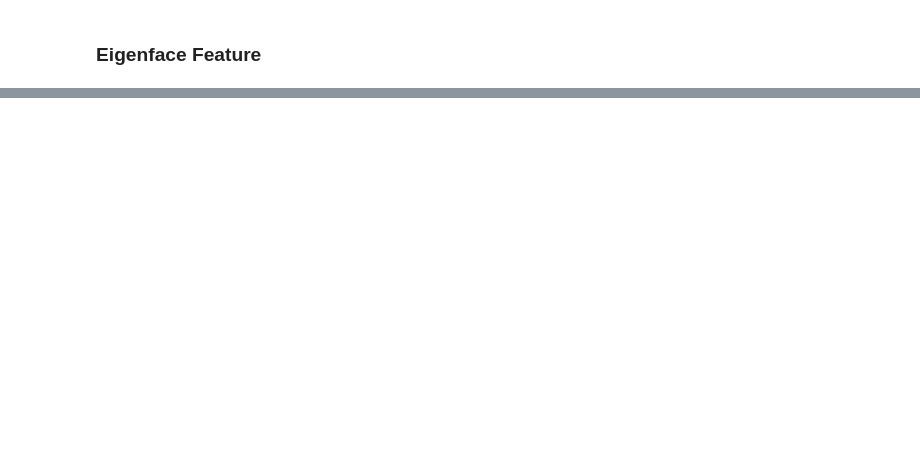
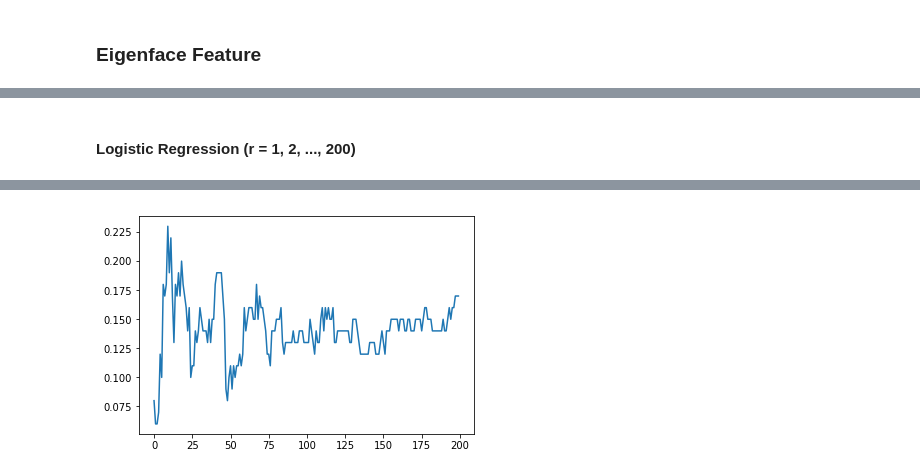
Before and after one commit to ctc316/Eigenface, a Jupyter notebook: main.ipynb, the cells around one changed output, grey strips where cells are left out. Drawn from its saved outputs; the diff is of its cells as text; code cells hidden in the pictures; blank space fills up the shorter version.

```diff
--- a/main.ipynb
+++ b/main.ipynb
@@ -106,0 +132,15 @@ plt.plot(approx_err)
+# %% [markdown]
+#### Logistic Regression (r = 1, 2, ..., 200)
+# %%
+%%time
+
+scores = []
+for r in range(1, 201):
+    f_train = get_eigenface_feature(vh_train, r, train_data_norm)
+    f_test = get_eigenface_feature(vh_test, r, test_data_norm)
+    clf = LogisticRegression(multi_class='ovr').fit(f_train, train_labels)
+    scores.append(clf.score(f_test, test_labels))
+
+print(scores)
+plt.plot(scores)
+# %% [output]
@@ -106,0 +150 @@ plt.plot(approx_err)
+[figure, added]
```
Also changed, not shown: parts of 9 cells of this notebook.
